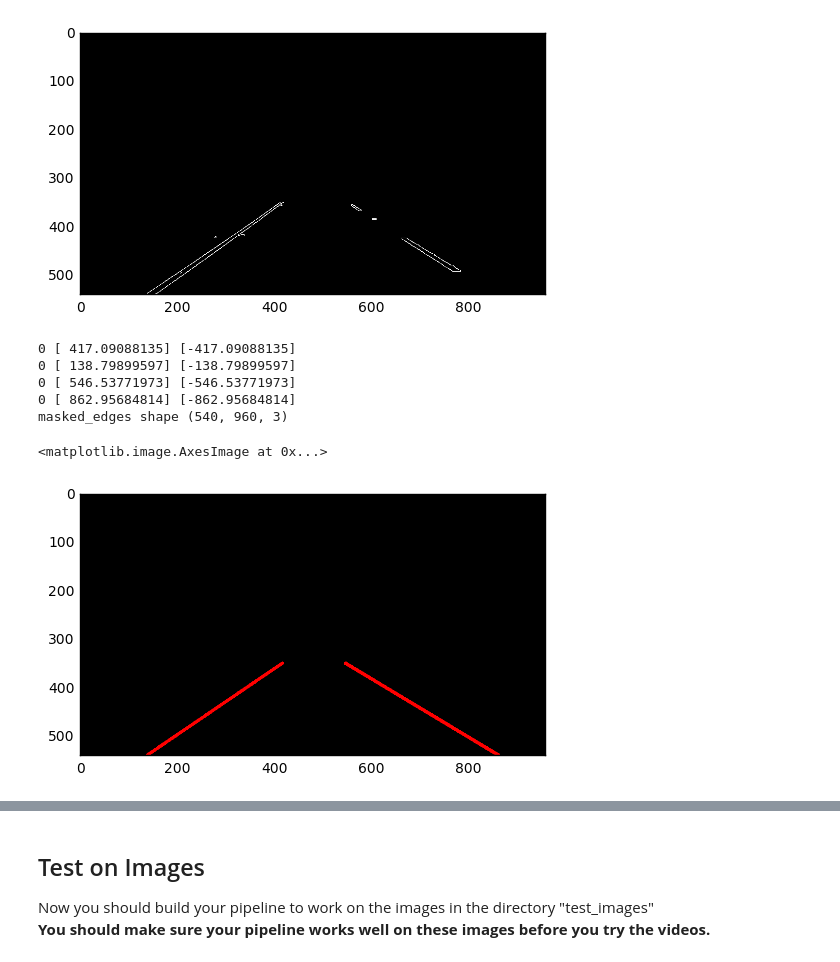
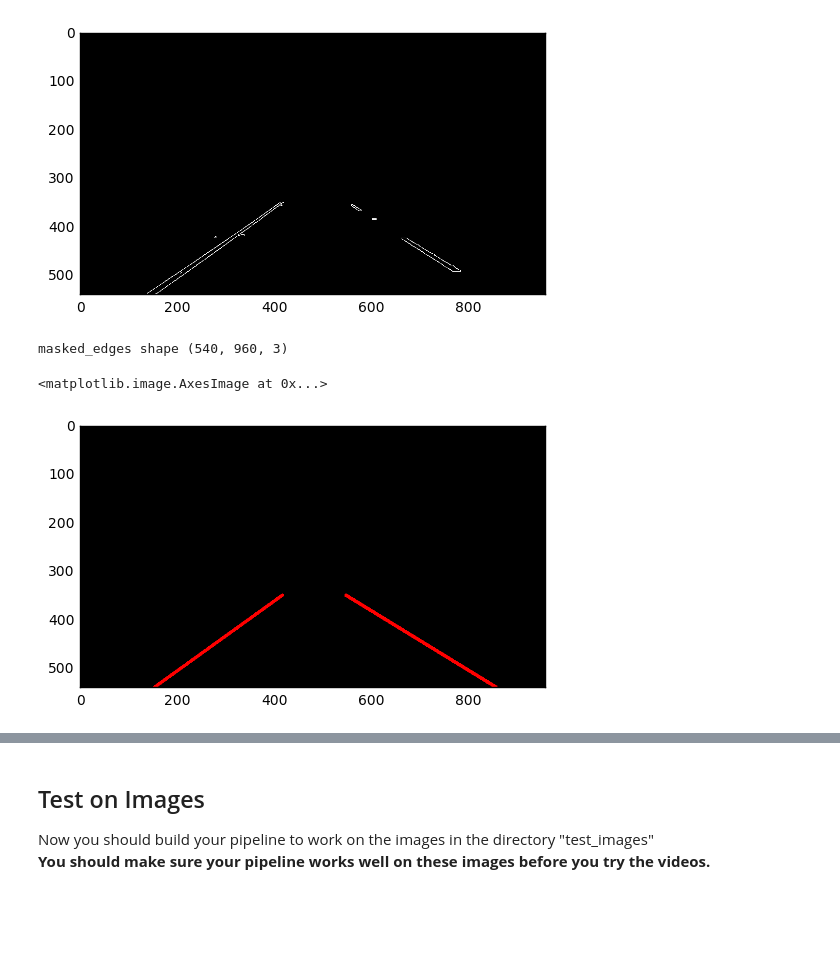
Before and after one commit to anthony-chaudhary/self-driving-car-nanodegree-nd013, a Jupyter notebook: CarND-LaneLines-P1-1/P1.ipynb, the cells around one changed output, grey strips where cells are left out. Saved outputs shown, nothing was run; the diff lists cells and outputs as text; code cells hidden in the pictures; blank space fills up the shorter version.

```diff
--- a/CarND-LaneLines-P1-1/P1.ipynb
+++ b/CarND-LaneLines-P1-1/P1.ipynb
@@ -163,11 +163,25 @@ With that slope, decide on two Y coordinates where you want the lane lines to st
 like that – where the horizon is). Now that you have your Y coordinates, calculate the
 X coordinates per lane line.
 """
+# Helper variables for comparing and averaging values
 prev_left_top_x = prev_right_top_x = prev_right_bottom_x = prev_left_bottom_x = 0
+all_left_top_x = all_right_top_x = all_right_bottom_x = all_left_bottom_x = [0]
+all_left_top_x = np.array(all_left_top_x)
+all_left_bottom_x = np.array(all_left_bottom_x)
+all_right_top_x = np.array(all_right_top_x)
+all_right_bottom_x = np.array(all_right_bottom_x)
+
 
 def cruise_control (previous, current, factor):
-    #print (previous, current, previous - current)
-    if (previous - current) <= factor:
+    """
+    Helper function for comparing current and previous values
+    Uncomment print line to watch value differences it's kind of neat!
+    """
+    # print (previous, current, previous - current)
+
+    difference = int(abs(previous) - abs(current))
+    #print(difference)
+    if difference <= factor:
         return current
     else:
         return previous
@@ -175,6 +189,7 @@ def cruise_control (previous, current, factor):
 
 def get_point_horizontal( vx, vy, x1, y1, y_ref ):
     """
+    Helper function for draw_lines
     Calculates 'x' matching: 2 points on a line, its slope, and a given 'y' coordinate.
     """
     m = vy / vx
@@ -191,6 +206,7 @@ def draw_lines(line_img, lines, color=[255, 0, 0], thickness=6):
     left_segment_points = []
     top_y = 350
     bot_y = line_img.shape[0]
+    smoothie = 6    #lower number = more discared frames.
 
     for line in lines:
         for x1,y1,x2,y2 in line:
@@ -199,7 +215,7 @@ def draw_lines(line_img, lines, color=[255, 0, 0], thickness=6):
             slope = float((y2-y1)/(x2-x1))
             # print (slope)
             max_slope_thresh = .85
-            min_slope_thresh = .35
+            min_slope_thresh = .2
 
             # 2, use sloap to split lanes into left and right.
             # theory that a negative slope will be right lane
@@ -212,6 +228,8 @@ def draw_lines(line_img, lines, color=[255, 0, 0], thickness=6):
 
                 # declare numpy array
                 # fit a line with those points
+                # TODO explore other options besides DIST_12
+                # TODO compare to polyfit implementation
                 right_segment = np.array(right_segment_points)
                 [r_vx, r_vy, r_cx, r_cy] = cv2.fitLine(right_segment, cv2.DIST_L12, 0, 0.01, 0.01)
 
@@ -236,57 +254,66 @@ def draw_lines(line_img, lines, color=[255, 0, 0], thickness=6):
                 left_top_x = get_point_horizontal( r_vx, r_vy, r_cx, r_cy, top_y )
                 left_bottom_x = get_point_horizontal( r_vx, r_vy, r_cx, r_cy, bot_y )
 
-    global prev_left_top_x
-    left_top_x_corrected = cruise_control(prev_left_top_x, left_top_x, 2)
+    #TODO split into lists to avoid so much repeat
+
+    """
+    These global functions acomplish two things:
+    a) Averaging and weighting point values
+    b) Discarding frames that are too far out of "normal" as defined by smoothie variable
+    Smoothie compares absolute value difference between current and previous frame, in pixels,
+    and if the current frame has a greater difference than smoothie variable, it uses the previous frame.
+    """
+
+    global prev_left_top_x, all_left_top_x
+    left_top_x_corrected = np.mean(all_left_top_x) * 2 + (cruise_control(prev_left_top_x, left_top_x, smoothie) * 2)/2
+    np.append(all_left_top_x, left_top_x)
     prev_left_top_x = left_top_x
 
-    global prev_left_bottom_x
-    left_bottom_x_corrected = cruise_control(prev_left_bottom_x, left_bottom_x, 2)
+    global prev_left_bottom_x, all_left_bottom_x
+    left_bottom_x_corrected = (np.mean(all_left_bottom_x) * 2) + (cruise_control(prev_left_bottom_x, left_bottom_x, smoothie) * 2)/2
+    np.append(all_left_bottom_x, left_bottom_x)
     prev_left_bottom_x = left_bottom_x
 
-    global prev_right_top_x
-    right_top_x_corrected = cruise_control(prev_right_top_x, right_top_x, 5)
+    global prev_right_top_x, all_right_top_x
+    right_top_x_corrected = (np.mean(all_right_top_x) * 2) + (cruise_control(prev_right_top_x, right_top_x, smoothie) * 2)/2
+    np.append(all_right_top_x, right_top_x)
     prev_right_top_x = right_top_x
 
-    global prev_right_bottom_x
-    right_bottom_x_corrected = cruise_control(prev_right_bottom_x, right_bottom_x, 5)
+    global prev_right_bottom_x, all_right_bottom_x
+    right_bottom_x_corrected = (np.mean(all_right_bottom_x) * 2) + (cruise_control(prev_right_bottom_x, right_bottom_x, smoothie) * 2)/2
+    np.append(all_right_bottom_x, right_bottom_x)
     prev_right_bottom_x = right_bottom_x
 
-    cv2.line(line_img, (left_bottom_x_corrected, bot_y), (left_top_x_corrected, top_y), color, thickness)
-    cv2.line(line_img, (right_bottom_x_corrected, bot_y), (right_top_x_corrected, top_y), color, thickness)
+    # Print two lines based on above
+    cv2.line(line_img, (int(left_bottom_x_corrected), bot_y), (int(left_top_x_corrected), top_y), color, thickness)
+    cv2.line(line_img, (int(right_bottom_x_corrected), bot_y), (int(right_top_x_corrected), top_y), color, thickness)
 
 
-def hough_lines(img, rho=4, theta=np.pi/180, threshold=50, min_line_len=10, max_line_gap=40):
+def hough_lines(img, rho=1, theta=np.pi/180, threshold=20, min_line_len=40, max_line_gap=45):
     """
-    `img` should be the output of a Canny transform.
     Run Hough on edge detected image
     Output "lines" is an array containing endpoints of detected line segments
     """
 
     edges = canny(img)
     masked_edges = region_of_interest(edges)
 
     lines = cv2.HoughLinesP(masked_edges, rho, theta, threshold, np.array([]), minLineLength=min_line_len, maxLineGap=max_line_gap)
     line_img = np.zeros((img.shape[0], img.shape[1], 3), dtype=np.uint8)
 
     draw_lines(line_img, lines)
 
     return line_img
 
 ############## UNIT TEST ##############
 test_hough = hough_lines(test_image)
 print("masked_edges shape {}".format(test_hough.shape))
-
 plt.imshow(test_hough)
 ######################
 # %% [output]
-0 [ 417.09088135] [-417.09088135]
-0 [ 138.79899597] [-138.79899597]
-0 [ 546.53771973] [-546.53771973]
-0 [ 862.95684814] [-862.95684814]
 masked_edges shape (540, 960, 3)
 <matplotlib.image.AxesImage at 0x...>
-[figure, old version]
+[figure, new version]
 # %%
 # Python 3 has support for cool math symbols.
 
```
Also changed, not shown: parts of 7 cells of this notebook, 12 other files.
